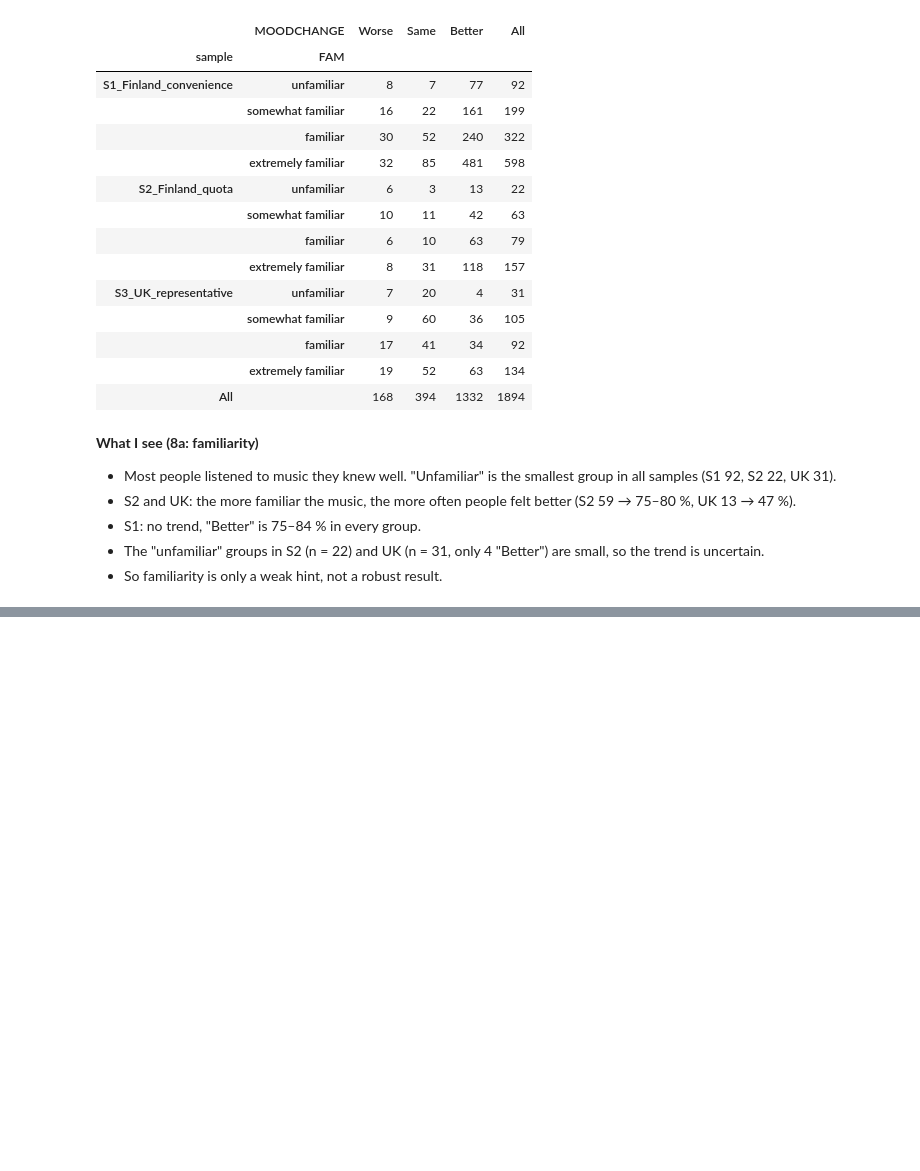
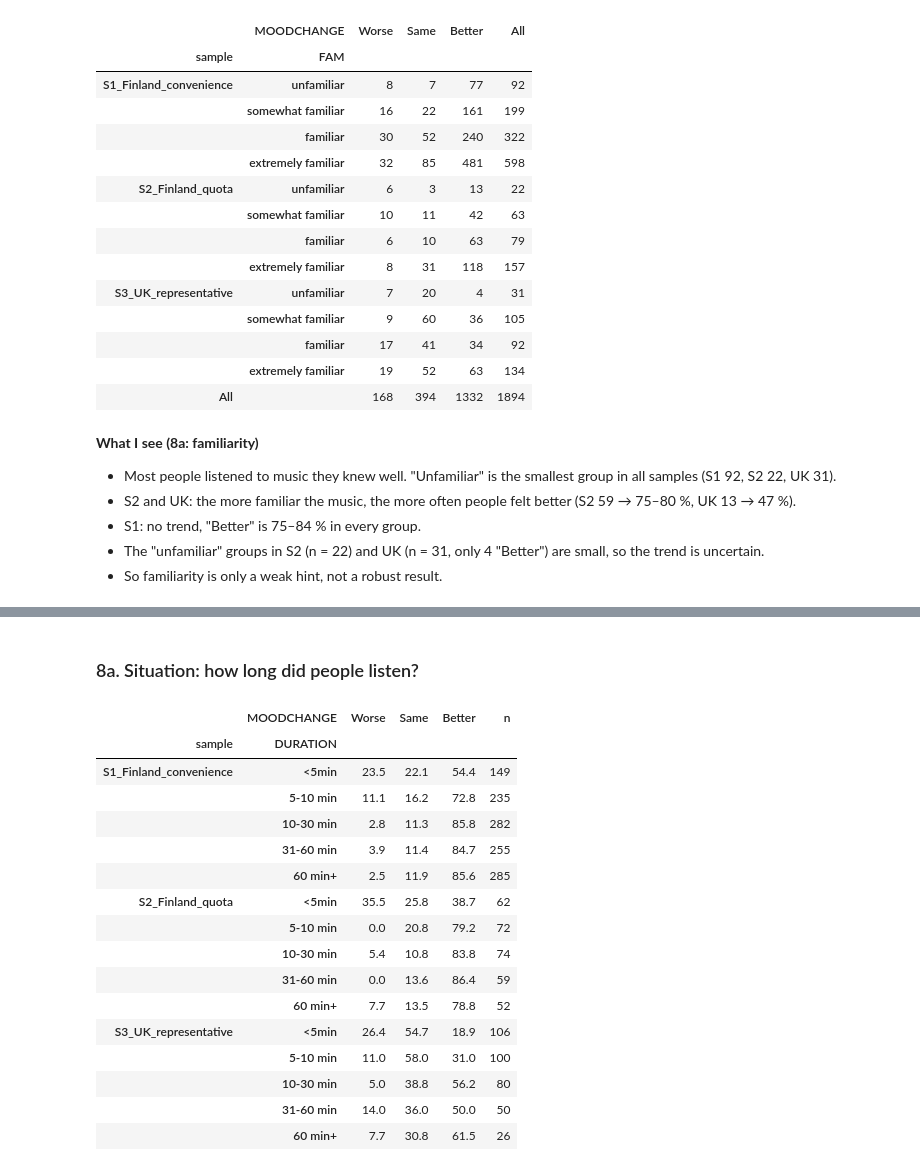
Before and after one commit to chaymaeloukili/melancholy-vs-rumination, a Jupyter notebook: notebooks/03_analysis.ipynb, the cells around one changed output, grey strips where cells are left out. Cells and saved outputs as stored; diff of their text form; code cells hidden in the pictures; blank space fills up the shorter version.

```diff
--- a/notebooks/03_analysis.ipynb
+++ b/notebooks/03_analysis.ipynb
@@ -908,0 +942,22 @@ pd.crosstab([df['sample'], df['FAM']], df['MOODCHANGE'], margins=True)
+# %% [markdown]
+### 8a. Situation: how long did people listen?
+# %%
+mood_by('DURATION')
+# %% [output]
+|  | MOODCHANGE | Worse | Same | Better | n |
+| sample | DURATION |  |  |  |  |
+| S1_Finland_convenience | <5min | 23.5 | 22.1 | 54.4 | 149 |
+|  | 5-10 min | 11.1 | 16.2 | 72.8 | 235 |
+|  | 10-30 min | 2.8 | 11.3 | 85.8 | 282 |
+|  | 31-60 min | 3.9 | 11.4 | 84.7 | 255 |
+|  | 60 min+ | 2.5 | 11.9 | 85.6 | 285 |
+| S2_Finland_quota | <5min | 35.5 | 25.8 | 38.7 | 62 |
+|  | 5-10 min | 0.0 | 20.8 | 79.2 | 72 |
+|  | 10-30 min | 5.4 | 10.8 | 83.8 | 74 |
+|  | 31-60 min | 0.0 | 13.6 | 86.4 | 59 |
+|  | 60 min+ | 7.7 | 13.5 | 78.8 | 52 |
+| S3_UK_representative | <5min | 26.4 | 54.7 | 18.9 | 106 |
+|  | 5-10 min | 11.0 | 58.0 | 31.0 | 100 |
+|  | 10-30 min | 5.0 | 38.8 | 56.2 | 80 |
+|  | 31-60 min | 14.0 | 36.0 | 50.0 | 50 |
+|  | 60 min+ | 7.7 | 30.8 | 61.5 | 26 |
```
Also changed, not shown: parts of 33 cells of this notebook.
